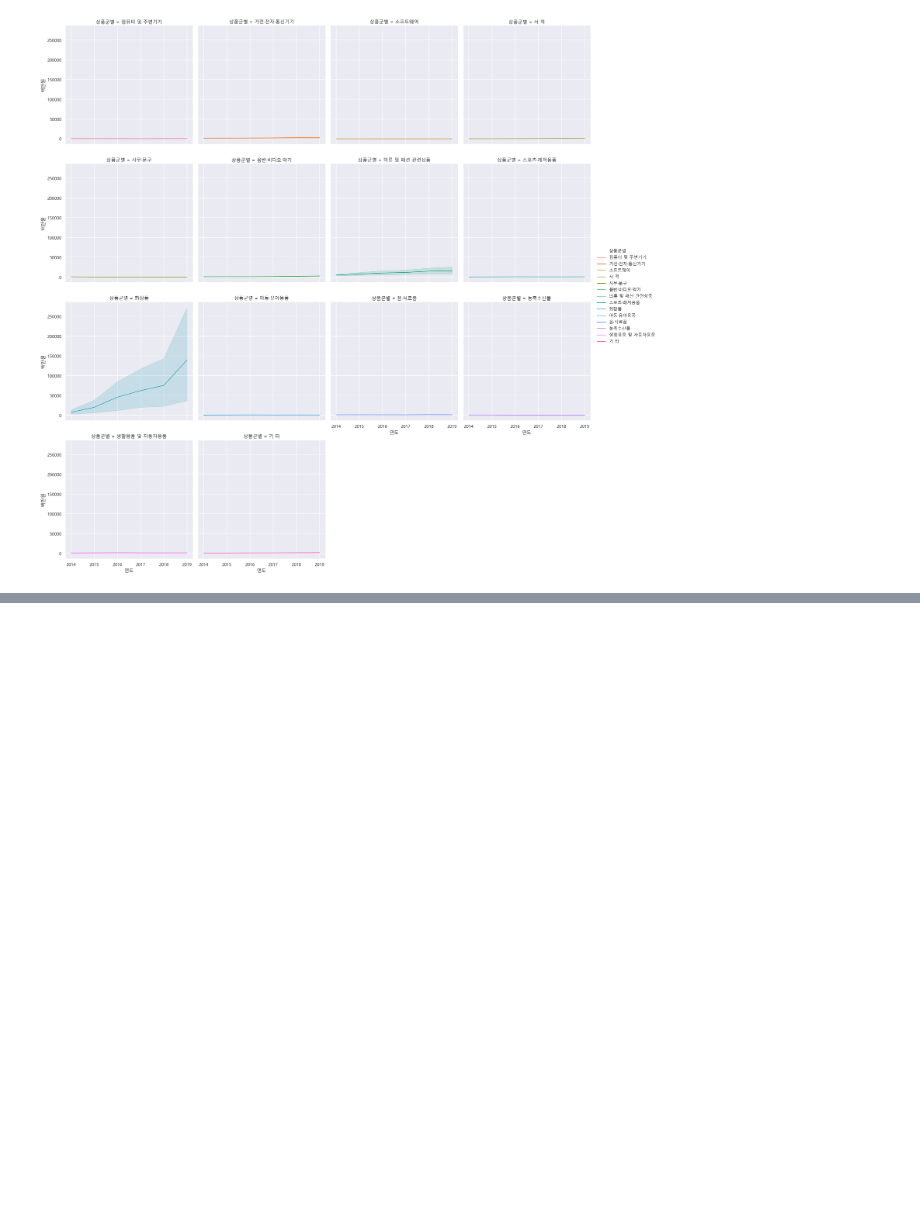
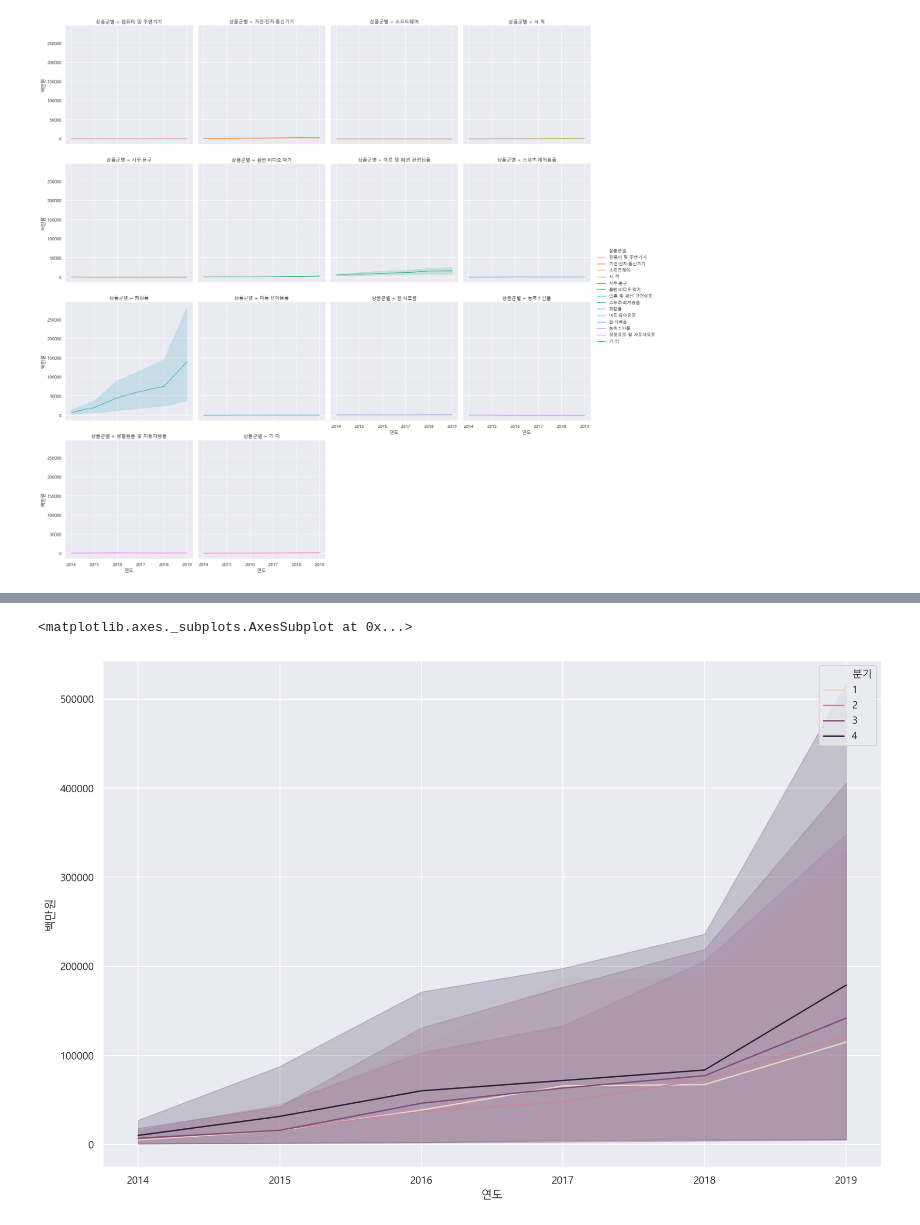
Before and after one commit to jang3463/python-practice, a Jupyter notebook: K-beauty 온라인 판매분석.ipynb, the cells around one changed output, grey strips where cells are left out. Drawn from its saved outputs; the diff is of its cells as text; code cells hidden in the pictures; blank space fills up the shorter version.

```diff
--- a/K-beauty 온라인 판매분석.ipynb
+++ b/K-beauty 온라인 판매분석.ipynb
@@ -278,0 +279,4 @@ sns.relplot(data=df_sub,x='연도',y='백만원',hue='상품군별',kind='line',
+# %%
+# df_cosmetic 이라는 변수에 상품군별이 화장품인 데이터만 가져오기
+df_cosmetic=df_total[df_total['상품군별']=='화장품'].copy()
+df_cosmetic.head()
@@ -278,0 +290,7 @@ sns.relplot(data=df_sub,x='연도',y='백만원',hue='상품군별',kind='line',
+# %%
+# 연도와 판매액을 lineplot으로 그리고 분기별로 다른 색상으로 표현해 보기
+plt.figure(figsize=(15,10))
+sns.lineplot(data=df_cosmetic, x='연도',y='백만원',hue='분기')
+# %% [output]
+<matplotlib.axes._subplots.AxesSubplot at 0x...>
+[figure, added]
```
Also changed, not shown: parts of 25 cells of this notebook.
